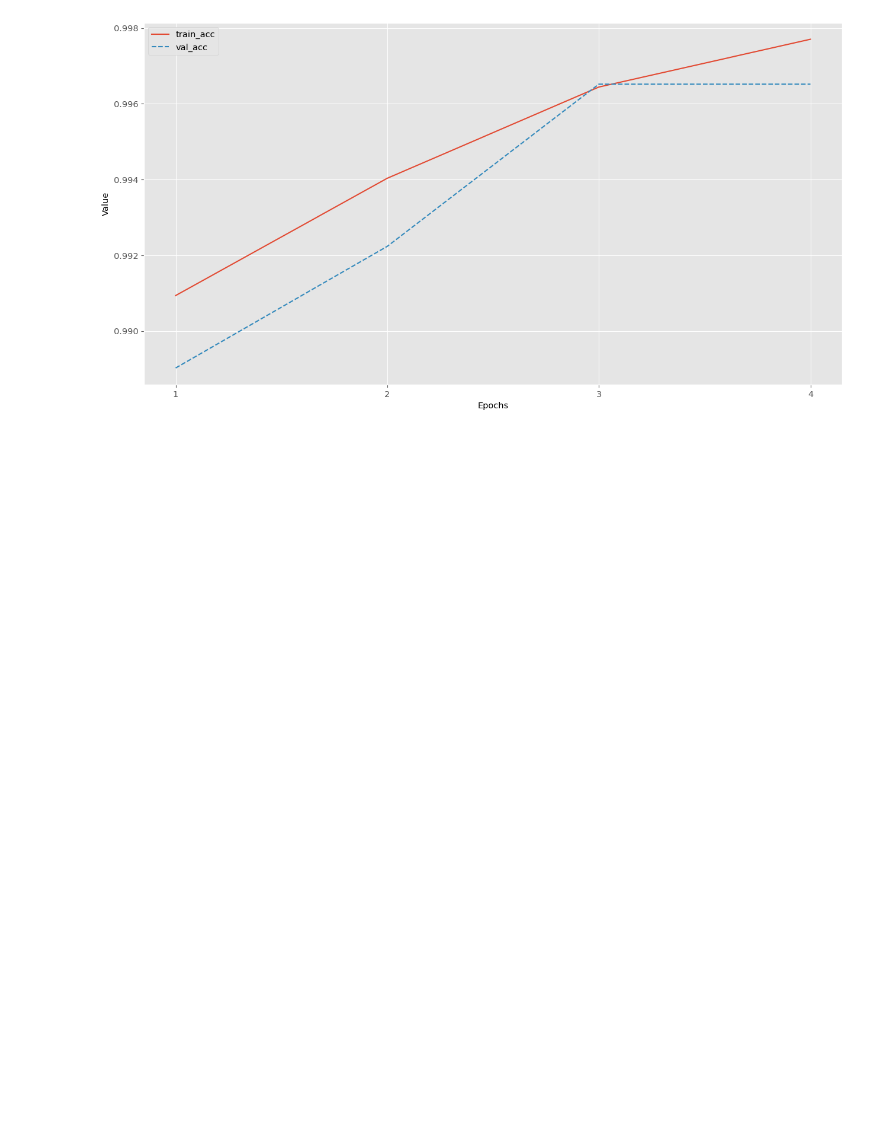
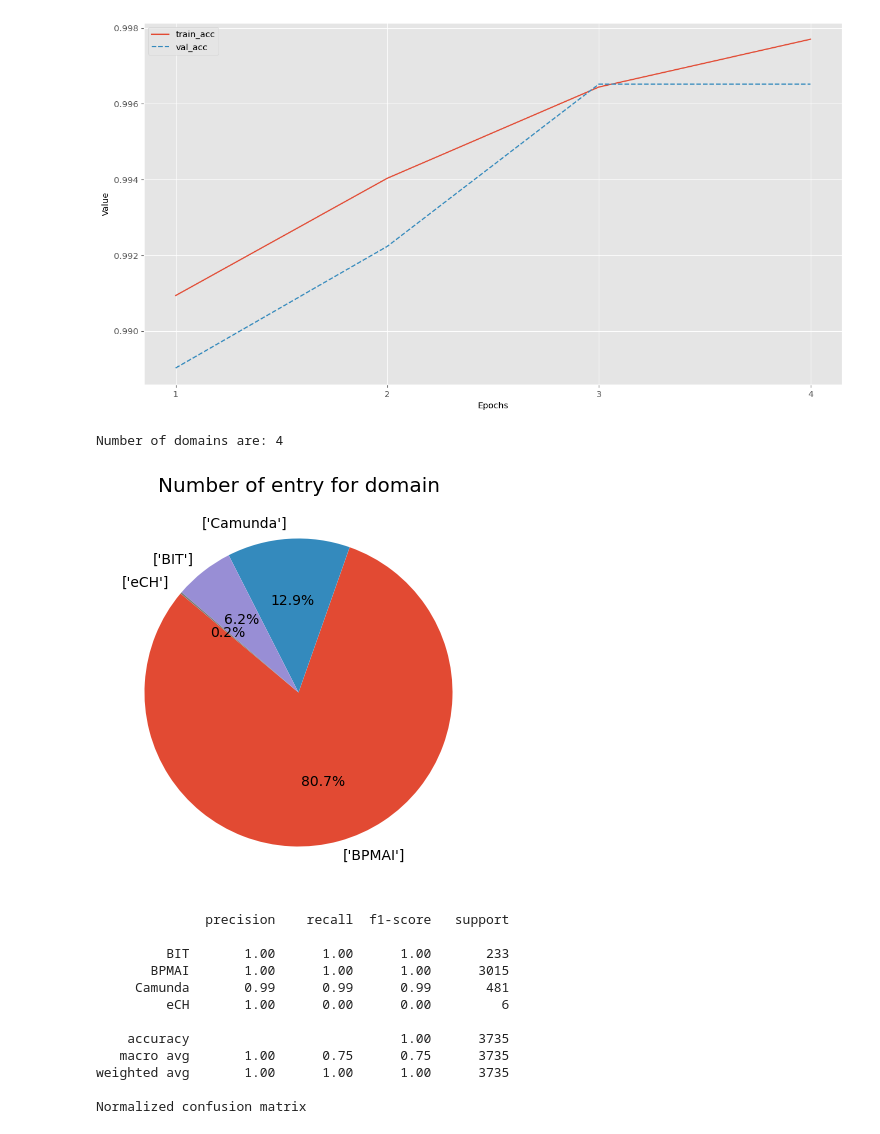
Before and after one commit to AnthonyEleuteri/BPMN-domain-analisys, a Jupyter notebook: 2. GPT_Study.ipynb, the cells around one changed output. Saved outputs shown, nothing was run; the diff lists cells and outputs as text; code cells hidden in the pictures; blank space fills up the shorter version.

```diff
--- a/2. GPT_Study.ipynb
+++ b/2. GPT_Study.ipynb
@@ -302,21 +343,54 @@ Validation on batches...
 [figure]
 [figure]
 # %%
-# Get prediction form model on validation data. This is where you should use
-# your test data.
+import pandas as pd
+import matplotlib.pyplot as plt
+
+path = "./BPMNtesting.csv"
+%run "./support_functions.ipynb"
+
+# Carico il file con il dataframe
+df = pd.read_csv(path, sep=';', engine='python', encoding=get_file_encoding(path))
+
+# Get prediction form model on validation data.
 true_labels, predictions_labels, avg_epoch_loss = validation(valid_dataloader, device, model)
 
-# Create the evaluation report.
+# Stampo il grafico con il relativo numero di righe per dominio
+counts=df['CollectionName'].value_counts()
+cout=len(df['CollectionName'].unique())
+print("Number of domains are: " + str(cout))
+plt.figure(figsize=(5, 5))
+counts.plot.pie(autopct='%1.1f%%', startangle=140)
+plt.title('Number of entry for domain')
+plt.ylabel('')
+plt.show()
+
+# Creo il report di valutazione
 evaluation_report = classification_report(true_labels, predictions_labels,
                                            labels=list(labels_ids.values()),
                                            target_names=list(labels_ids.keys()),
                                            zero_division=1)  # Impostato su 1 per impostare precision e F-score a 0 quando non ci sono campioni predetti
 
-# Show the evaluation report.
+# Stampo il report di valutazione
 print(evaluation_report)
 
-# Plot confusion matrix.
+# Stampo il confusion matrix
 plot_confusion_matrix(y_true=true_labels, y_pred=predictions_labels,
                       classes=list(labels_ids.keys()), normalize=True,
                       magnify=0.1,
                       );
+# %% [output]
+Number of domains are: 4
+[figure, added]
+              precision    recall  f1-score   support
+
+         BIT       1.00      1.00      1.00       233
+       BPMAI       1.00      1.00      1.00      3015
+     Camunda       0.99      0.99      0.99       481
+         eCH       1.00      0.00      0.00         6
+
+    accuracy                           1.00      3735
+   macro avg       1.00      0.75      0.75      3735
+weighted avg       1.00      1.00      1.00      3735
+
+Normalized confusion matrix
```
Also changed, not shown: parts of 6 cells of this notebook.
